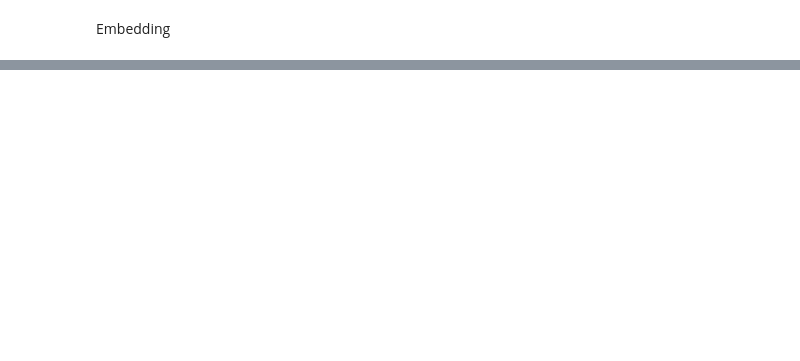
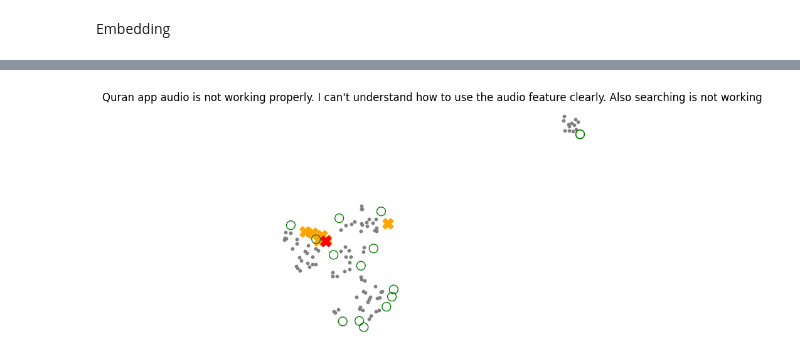
Before and after one commit to TahlilMahfuz/RAG_Implementation, a Jupyter notebook: RAG_KnowledgeBase/ModifiedRetriver.ipynb, the cells around one changed output, grey strips where cells are left out. Drawn from its saved outputs; the diff is of its cells as text; code cells hidden in the pictures; blank space fills up the shorter version.

Commit message:
added query expansion

```diff
--- a/RAG_KnowledgeBase/ModifiedRetriver.ipynb
+++ b/RAG_KnowledgeBase/ModifiedRetriver.ipynb
@@ -431,0 +635,9 @@ bm25, index, dense_embeddings, all_chunks, metadata, chroma_db = build_index(doc
+# %%
+original_query = (
+    "Quran app audio is not working properly. I can't understand how to use the audio feature clearly. Also searching is not working"
+)
+aug_queries = generate_multi_query(original_query)
+
+joint_query = [
+    original_query
+]+ aug_queries
@@ -438,0 +682,58 @@ print("Generated Response:\n", response)
+# %%
+from helper_utils import project_embeddings, word_wrap
+import umap
+
+embeddings = chroma_db.get(include=["embeddings"])["embeddings"]
+umap_transform = umap.UMAP(random_state=0, transform_seed=0).fit(embeddings)
+projected_dataset_embeddings = project_embeddings(embeddings, umap_transform)
+
+empbedding_model = SentenceTransformer('sentence-transformers/all-mpnet-base-v2', device=device)
+
+# Visualize the results in the embedding space
+original_query_embedding = empbedding_model.encode([original_query], convert_to_numpy=True, normalize_embeddings=True)
+augmented_query_embeddings = empbedding_model.encode(joint_query, convert_to_numpy=True, normalize_embeddings=True)
+
+project_original_query = project_embeddings(original_query_embedding, umap_transform)
+project_augmented_queries = project_embeddings(augmented_query_embeddings, umap_transform)
+
+retrieved_embeddings = dense_embeddings  # Assuming results["embeddings"] refers to dense_embeddings
+projected_result_embeddings = project_embeddings(retrieved_embeddings, umap_transform)
+
+import matplotlib.pyplot as plt
+
+# Plot the projected query and retrieved documents in the embedding space
+plt.figure()
+plt.scatter(
+    projected_dataset_embeddings[:, 0],
+    projected_dataset_embeddings[:, 1],
+    s=10,
+    color="gray",
+)
+plt.scatter(
+    project_augmented_queries[:, 0],
+    project_augmented_queries[:, 1],
+    s=150,
+    marker="X",
+    color="orange",
+)
+plt.scatter(
+    projected_result_embeddings[:, 0],
+    projected_result_embeddings[:, 1],
+    s=100,
+    facecolors="none",
+    edgecolors="g",
+)
+plt.scatter(
+    project_original_query[:, 0],
+    project_original_query[:, 1],
+    s=150,
+    marker="X",
+    color="r",
+)
+
+plt.gca().set_aspect("equal", "datalim")
+plt.title(f"{original_query}")
+plt.axis("off")
+plt.show()
+# %% [output]
+[figure, added]
```
Also changed, not shown: parts of 16 cells of this notebook.
